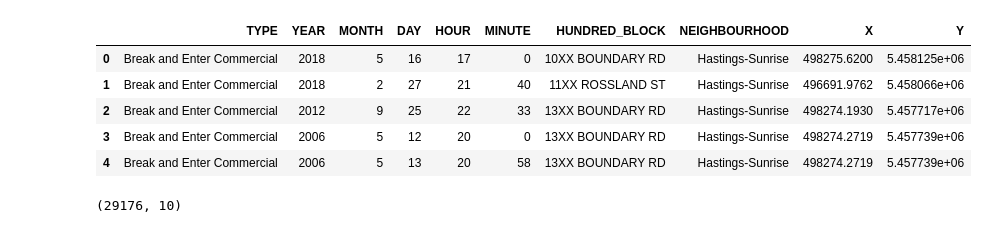
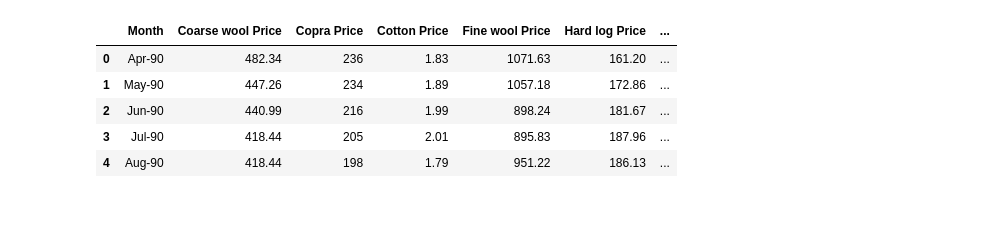
Before and after one commit to FortKnoxWasTaken/DA-Lab, a Jupyter notebook: Expt1/Expt1.ipynb, the cells around one changed output. Saved outputs shown, nothing was run; the diff lists cells and outputs as text; code cells hidden in the pictures.

```diff
--- a/Expt1/Expt1.ipynb
+++ b/Expt1/Expt1.ipynb
@@ -6,2 +20,3 @@ import matplotlib.pyplot as plt
 # %%
-nasa_data = pd.read_csv('crimedata_csv_Hastings-Sunrise_AllYears.csv')
+data = pd.read_csv('agricultural_raw_material.csv')
+data.head()
@@ -8,9 +87,15 @@ nasa_data = pd.read_csv('crimedata_csv_Hastings-Sunrise_AllYears.csv')
+# %%
+for i in list(data.columns)[2::2]:
+       data = data.drop(i, axis=1)
+
+
+data = data.replace(',', '', regex=True)
 # %%
-nasa_data.head()
+data.head()
 # %% [output]
-|  | TYPE | YEAR | MONTH | DAY | HOUR | MINUTE | HUNDRED_BLOCK | NEIGHBOURHOOD | X | Y |
-| 0 | Break and Enter Commercial | 2018 | 5 | 16 | 17 | 0 | 10XX BOUNDARY RD | Hastings-Sunrise | 498275.6200 | 5.458125e+06 |
-| 1 | Break and Enter Commercial | 2018 | 2 | 27 | 21 | 40 | 11XX ROSSLAND ST | Hastings-Sunrise | 496691.9762 | 5.458066e+06 |
-| 2 | Break and Enter Commercial | 2012 | 9 | 25 | 22 | 33 | 13XX BOUNDARY RD | Hastings-Sunrise | 498274.1930 | 5.457717e+06 |
-| 3 | Break and Enter Commercial | 2006 | 5 | 12 | 20 | 0 | 13XX BOUNDARY RD | Hastings-Sunrise | 498274.2719 | 5.457739e+06 |
-| 4 | Break and Enter Commercial | 2006 | 5 | 13 | 20 | 58 | 13XX BOUNDARY RD | Hastings-Sunrise | 498274.2719 | 5.457739e+06 |
+|  | Month | Coarse wool Price | Copra Price | Cotton Price | Fine wool Price | Hard log Price | ... |
+| 0 | Apr-90 | 482.34 | 236 | 1.83 | 1071.63 | 161.20 | ... |
+| 1 | May-90 | 447.26 | 234 | 1.89 | 1057.18 | 172.86 | ... |
+| 2 | Jun-90 | 440.99 | 216 | 1.99 | 898.24 | 181.67 | ... |
+| 3 | Jul-90 | 418.44 | 205 | 2.01 | 895.83 | 187.96 | ... |
+| 4 | Aug-90 | 418.44 | 198 | 1.79 | 951.22 | 186.13 | ... |
@@ -19,4 +101,0 @@ nasa_data.head()
-# %%
-nasa_data.shape
-# %% [output]
-(29176, 10)
```
Also changed, not shown: parts of 22 cells of this notebook, 3 other files.
